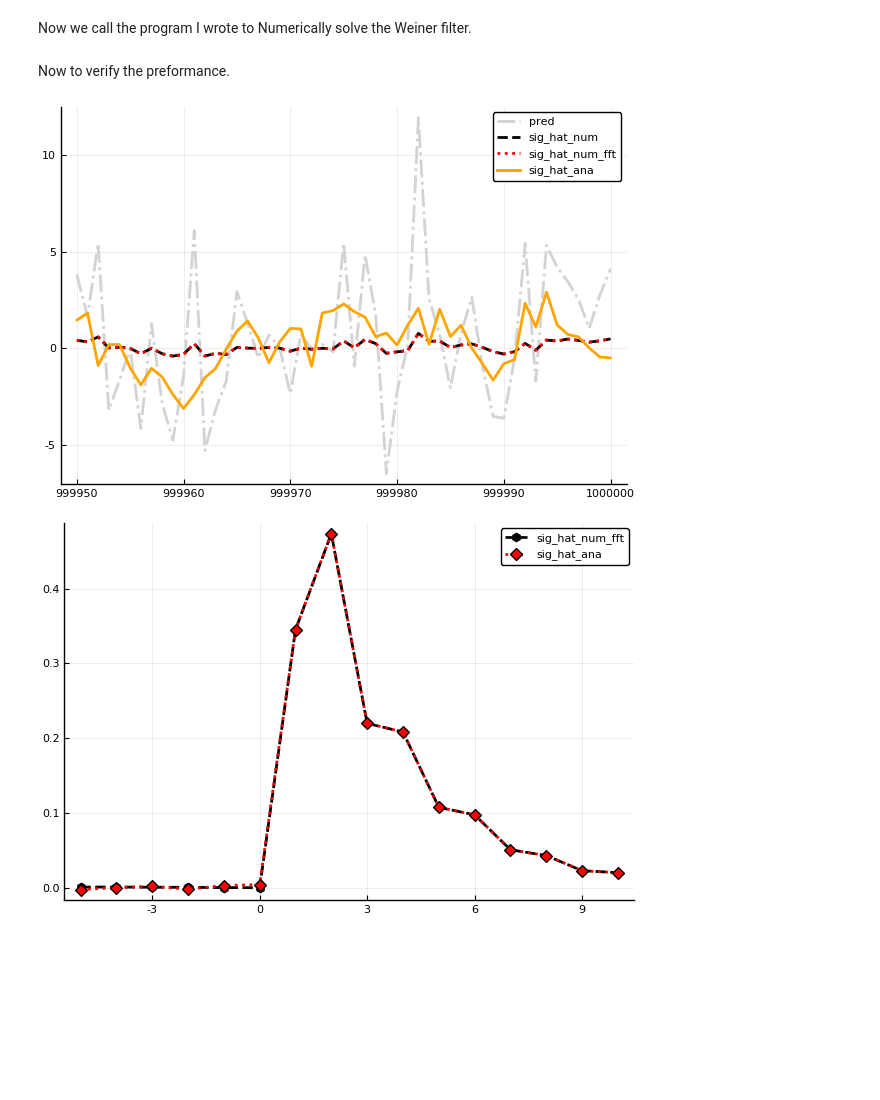
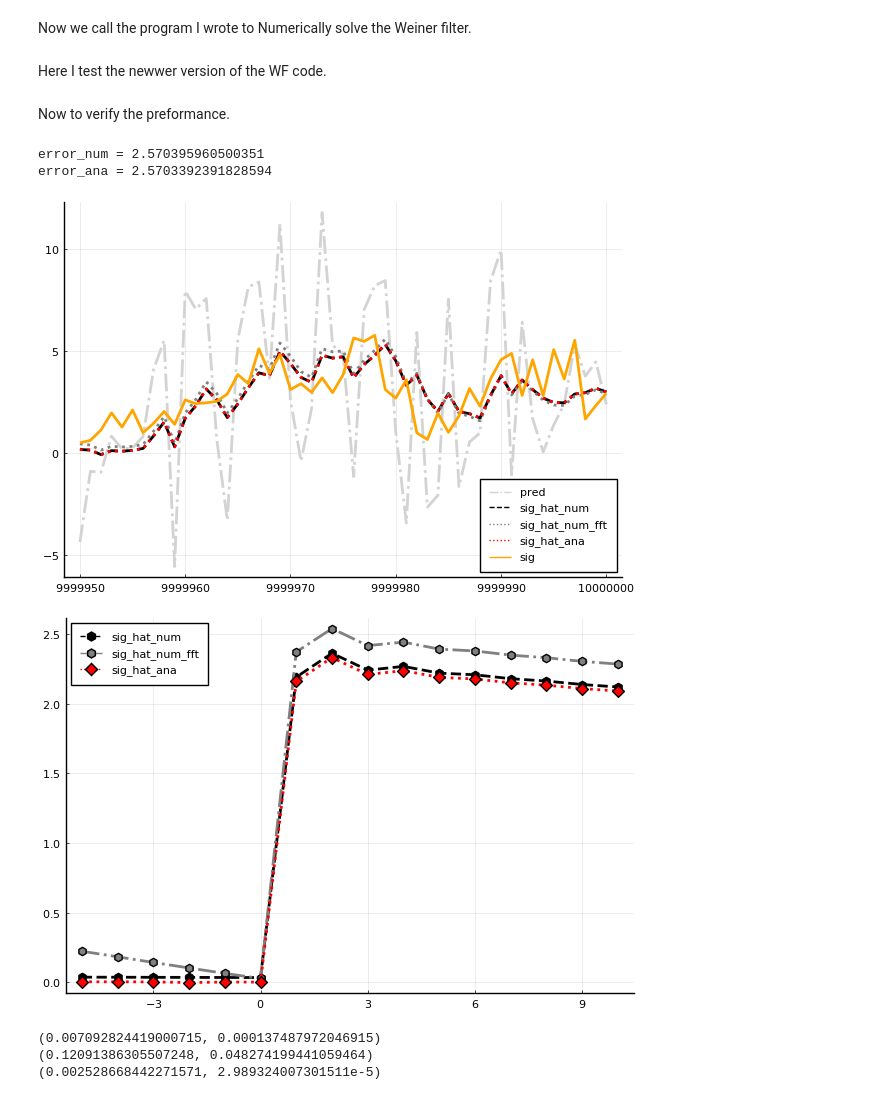
Before and after one commit to JaredMcB/DDRM, a Jupyter notebook: Tools/Wiener Filtering/Scalar Wiener Filter/Scalar Wiener filter Test AR2 Sig add WN.ipynb, the cells around one changed output. Cells and saved outputs as stored; diff of their text form; code cells hidden in the pictures; blank space fills up the shorter version.

```diff
--- a/Tools/Wiener Filtering/Scalar Wiener Filter/Scalar Wiener filter Test AR2 Sig add WN.ipynb
+++ b/Tools/Wiener Filtering/Scalar Wiener Filter/Scalar Wiener filter Test AR2 Sig add WN.ipynb
@@ -94,8 +20,9 @@ The parameters for this model are defined here.
 # r, t = rand(), 100*rand()
 
 # each need modulus less than one for the process to be stationary.
-# Also for the process to be rea-valued r1 and r2 are either real or complex conjugates
-r1, r2 = .7,-.5 #2*rand(2) .- 1 #r*exp(2*pi*im*t), r*exp(-2*pi*im*t)
+# Also for the process to be real-valued r1 and r2 are either real
+# or complex conjugates
+r1, r2  = .99,-.5 #2*rand(2) .- 1 #r*exp(2*pi*im*t), r*exp(-2*pi*im*t)
 sig_v = 4
 M_h = 50
 # %% [output]
@@ -114,7 +41,7 @@ poly[4] = -(r1 + r2)/conj(r1*r2) - (r1+r2);
 poly[5] = 1;
 poly
 
-rho_poly = Poly(poly)
+rho_poly = Polynomial(poly)
 
 rhos = roots(rho_poly)
 
@@ -148,7 +75,7 @@ l = [1, -(r1 + r2), r1*r2];
 # %% [markdown]
 Here we generate the data
 # %%
-steps = 1*10^6
+steps = 1*10^7
 discard = 10^4
 steps_tot = steps + discard
 
@@ -170,29 +108,71 @@ h_num_fft = wiener_filter_fft(pred, sig,par = 150);
+# %% [markdown]
+Here I test the newwer version of the WF code.
+# %%
+sig_vec = reshape(sig,1,:)
+pred_vec = reshape(pred,1,:)
+
+h_num_mat = vector_wiener_filter_fft(
+    sig_vec,
+    pred_vec,
+    M_h;
+    par = 2000,
+    win = "Par",
+    n = 3,
+    p = 1500,
+    PI = true,
+    rtol = 1e-6
+    )
+
+h_num = real(reshape(h_num_mat,:));
 # %% [markdown]
 Now to verify the preformance.
 # %%
 sig_hat_num_fft = conv(real.(h_num_fft),pred)[1:steps]
+sig_hat_num = conv(real.(h_num),pred)[1:steps]
 sig_hat_ana = conv(real.(h_ana),pred)[1:steps]
 
 view = 50
 start = steps - view
 tim = start:start + view;
+error_num = sum((sig .- sig_hat_num).^2)/steps;
+error_ana = sum((sig .- sig_hat_ana).^2)/steps;
 
-plot(tim,[pred[tim] sig_hat_num_fft[tim] sig_hat_ana[tim] sig[tim]],
-    color=[:lightgrey :black :red :orange ],
-    line=(2,[:dashdot :dash :dot :solid ]),
+print("error_num = ",error_num,"\n")
+print("error_ana = ",error_ana)
+
+plot(tim,[pred[tim] sig_hat_num[tim] sig_hat_num_fft[tim] sig_hat_ana[tim] sig[tim]],
+    color=[:lightgrey :black :gray :red :orange ],
+    line=(2,[:dashdot :dash :dot :dot :solid ]),
     label=[ "pred" "sig_hat_num" "sig_hat_num_fft" "sig_hat_ana" "sig"])
 # %% [output]
+error_num = 2.570395960500351
+error_ana = 2.5703392391828594
-[figure, old version]
+[figure, new version]
 # %%
 error_num_fft = sig .-sig_hat_num_fft
+error_num = sig .-sig_hat_num
 error_ana = sig .-sig_hat_ana
 lags = -5:10
 C_ana = crosscov(error_ana,pred,lags)
+C_num = crosscov(error_num,pred,lags)
 C_num_fft = crosscov(error_num_fft,pred,lags)
-plot(lags, [C_num_fft C_ana],
-    color=[:black :red],
-    line=(2,[:dash :dot]),
-    label=["sig_hat_num_fft" "sig_hat_ana"],
-    marker=([:hex :d],6))
+plot(lags, [C_num C_num_fft C_ana],
+    color=[:black :grey :red],
+    line=(2,[:dash :dashdot :dot]),
+    label=["sig_hat_num" "sig_hat_num_fft" "sig_hat_ana"],
+    marker=([:hex :hex :d],6))
 # %% [output]
-[figure, old version]
+[figure, new version]
+# %%
+lags = -Nex:0
+C_ana = crosscov(error_ana,pred,lags)
+C_num = crosscov(error_num,pred,lags)
+C_num_fft = crosscov(error_num_fft,pred,lags)
+
+print(mean_and_var(C_num),'\n')
+print(mean_and_var(C_num_fft),'\n')
+print(mean_and_var(C_ana))
+# %% [output]
+(0.007092824419000715, 0.000137487972046915)
+(0.12091386305507248, 0.048274199441059464)
+(0.002528668442271571, 2.989324007301511e-5)
```
Also changed, not shown: parts of 8 cells of this notebook, 9 other files.
